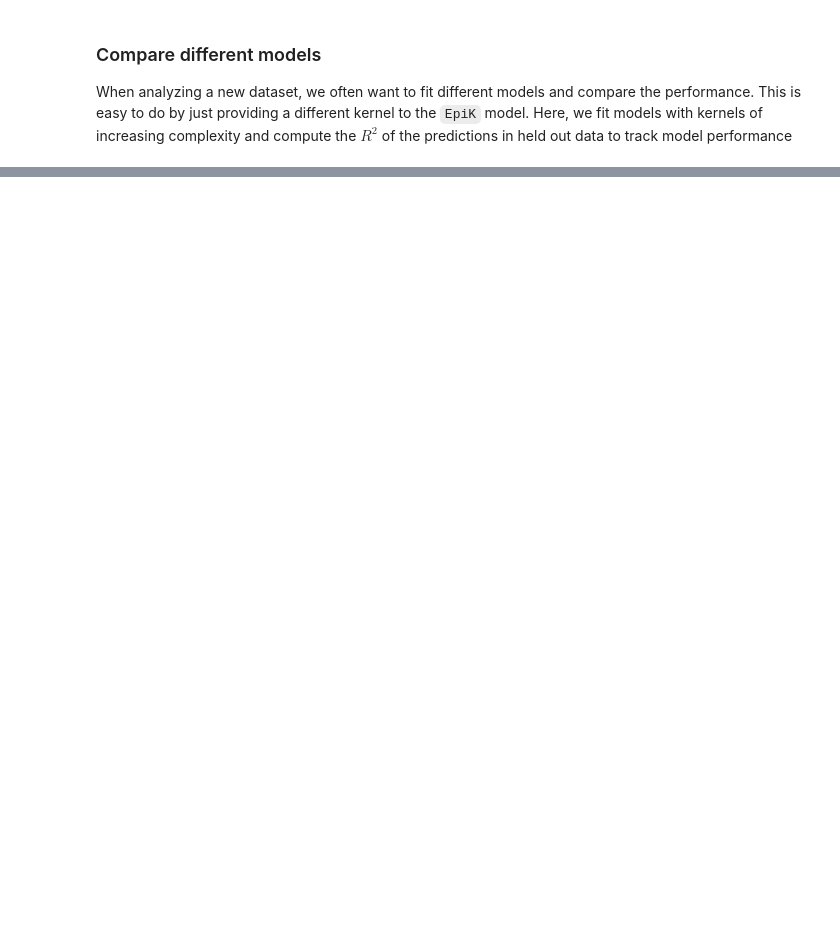
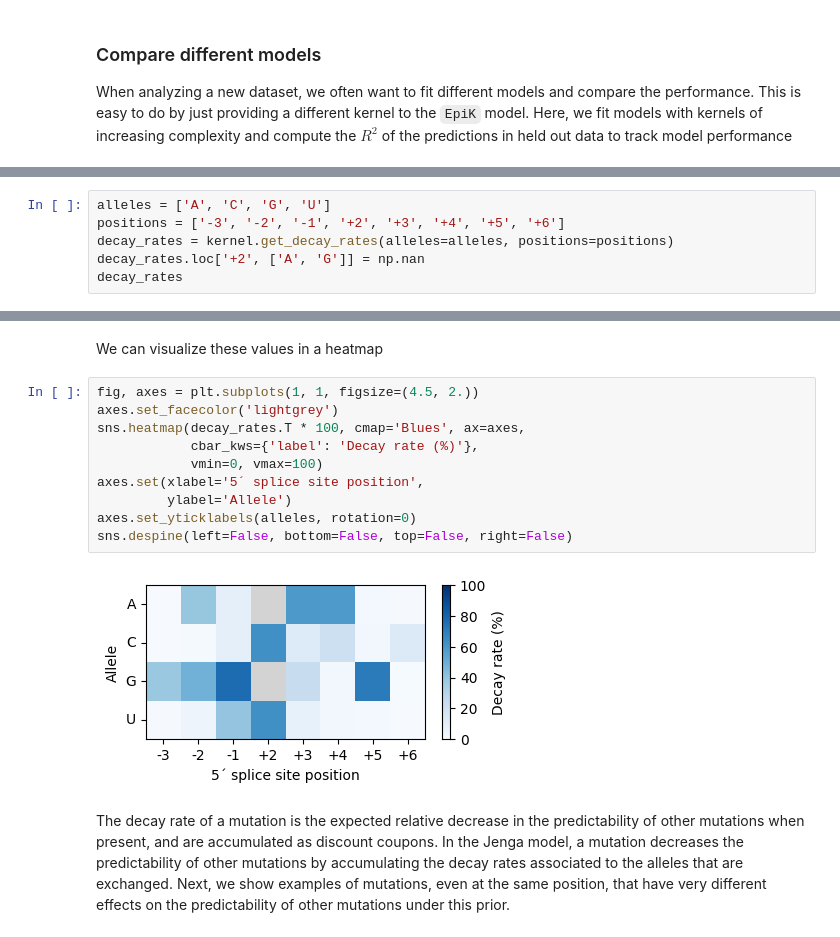
Before and after one commit to cmarti/epik, a Jupyter notebook: docs/usage/tutorial.ipynb, the cells around one changed output, grey strips where cells are left out. Saved outputs shown, nothing was run; the diff lists cells and outputs as text; blank space fills up the shorter version.

Commit message:
Interpretation of the decay factors added

```diff
--- a/docs/usage/tutorial.ipynb
+++ b/docs/usage/tutorial.ipynb
@@ -126,0 +134,6 @@ Thus, this analysis shows that mutations at different sites affect the predictab
+# %%
+alleles = ['A', 'C', 'G', 'U']
+positions = ['-3', '-2', '-1', '+2', '+3', '+4', '+5', '+6']
+decay_rates = kernel.get_decay_rates(alleles=alleles, positions=positions)
+decay_rates.loc['+2', ['A', 'G']] = np.nan
+decay_rates
@@ -126,0 +150,16 @@ Thus, this analysis shows that mutations at different sites affect the predictab
+# %% [markdown]
+We can visualize these values in a heatmap
+# %%
+fig, axes = plt.subplots(1, 1, figsize=(4.5, 2.))
+axes.set_facecolor('lightgrey')
+sns.heatmap(decay_rates.T * 100, cmap='Blues', ax=axes,
+            cbar_kws={'label': 'Decay rate (%)'},
+            vmin=0, vmax=100)
+axes.set(xlabel='5´ splice site position',
+         ylabel='Allele')
+axes.set_yticklabels(alleles, rotation=0)
+sns.despine(left=False, bottom=False, top=False, right=False)
+# %% [output]
+[figure, added]
+# %% [markdown]
+The decay rate of a mutation is the expected relative decrease in the predictability of other mutations when present, and are accumulated as discount coupons. In the Jenga model, a mutation decreases the predictability of other mutations by accumulating the decay rates associated to the alleles that are exchanged. Next, we show examples of mutations, even at the same position, that have very different effects on the predictability of other mutations under this prior.
```
Also changed, not shown: parts of 10 cells of this notebook.
